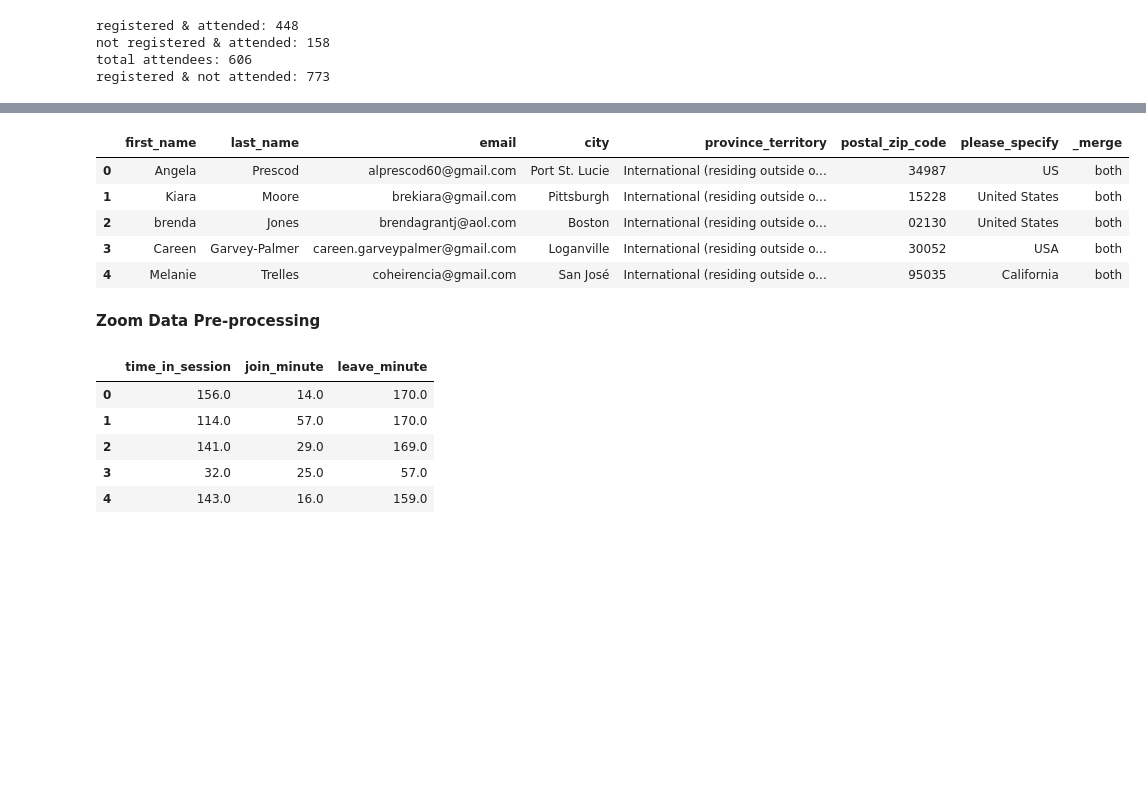
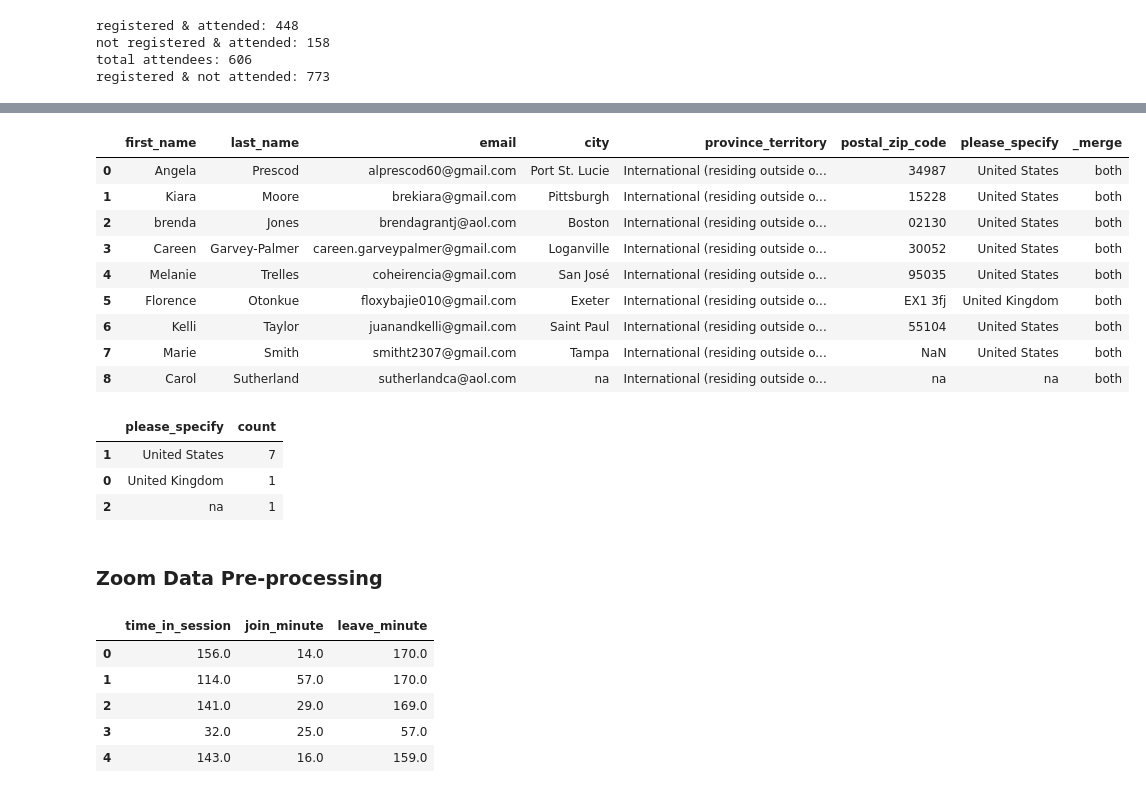
Before and after one commit to merlyn-true/event-attendee-analysis, a Jupyter notebook: notebooks/02-preprocessing.ipynb, the cells around one changed output, grey strips where cells are left out. Cells and saved outputs as stored; diff of their text form; code cells hidden in the pictures; blank space fills up the shorter version.

Commit message:
complete pre-processing steps on data to generate files for data visualization

```diff
--- a/notebooks/02-preprocessing.ipynb
+++ b/notebooks/02-preprocessing.ipynb
@@ -112,9 +108,9 @@ registered_and_attended.shape
 registered_and_attended.drop_duplicates(subset=["email", "city", "province_territory", "please_specify"], inplace=True)
 
 # Create DataFrame for Canada only. Remove nulls and blanks from province_territory column
-registered_and_attended_can = registered_and_attended[registered_and_attended["province_territory"].notna() & (registered_and_attended["province_territory"] != "")]
+registered_and_attended_can = registered_and_attended[registered_and_attended["province_territory"].notna() & (registered_and_attended["province_territory"] != "")].copy()
 registered_and_attended_can.reset_index(drop=True, inplace=True)
 
 # Create DataFrame for International only. Keep non-null values in please_specify column
-registered_and_attended_int = registered_and_attended[registered_and_attended["please_specify"].notna()]
+registered_and_attended_int = registered_and_attended[registered_and_attended["please_specify"].notna()].copy()
 registered_and_attended_int.reset_index(drop=True, inplace=True)
@@ -130,13 +140,34 @@ registered_and_attended_can.head()
 # %%
-registered_and_attended_int.head()
+# Replace US, USA, California and Florida with United States
+registered_and_attended_int['please_specify'] = registered_and_attended_int['please_specify'].str.replace(r'\bUS\b','United States', regex=True)
+registered_and_attended_int['please_specify'] = registered_and_attended_int['please_specify'].str.replace(r'\bUSA\b','United States', regex=True)
+registered_and_attended_int['please_specify'] = registered_and_attended_int['please_specify'].str.replace(r'\bCalifornia\b','United States', regex=True)
+registered_and_attended_int['please_specify'] = registered_and_attended_int['please_specify'].str.replace(r'\bFlorida\b','United States', regex=True)
+registered_and_attended_int
 # %% [output]
 |  | first_name | last_name | email | city | province_territory | postal_zip_code | please_specify | _merge |
-| 0 | Angela | Prescod | alprescod60@gmail.com | Port St. Lucie | International (residing outside o... | 34987 | US | both |
+| 0 | Angela | Prescod | alprescod60@gmail.com | Port St. Lucie | International (residing outside o... | 34987 | United States | both |
 | 1 | Kiara | Moore | brekiara@gmail.com | Pittsburgh | International (residing outside o... | 15228 | United States | both |
 | 2 | brenda | Jones | brendagrantj@aol.com | Boston | International (residing outside o... | 02130 | United States | both |
-| 3 | Careen | Garvey-Palmer | careen.garveypalmer@gmail.com | Loganville | International (residing outside o... | 30052 | USA | both |
-| 4 | Melanie | Trelles | coheirencia@gmail.com | San José | International (residing outside o... | 95035 | California | both |
+| 3 | Careen | Garvey-Palmer | careen.garveypalmer@gmail.com | Loganville | International (residing outside o... | 30052 | United States | both |
+| 4 | Melanie | Trelles | coheirencia@gmail.com | San José | International (residing outside o... | 95035 | United States | both |
+| 5 | Florence | Otonkue | floxybajie010@gmail.com | Exeter | International (residing outside o... | EX1 3fj | United Kingdom | both |
+| 6 | Kelli | Taylor | juanandkelli@gmail.com | Saint Paul | International (residing outside o... | 55104 | United States | both |
+| 7 | Marie | Smith | smitht2307@gmail.com | Tampa | International (residing outside o... | NaN | United States | both |
+| 8 | Carol | Sutherland | sutherlandca@aol.com | na | International (residing outside o... | na | na | both |
+# %%
+# Group by countries (please_specify column) and count
+registered_and_attended_int_countries = registered_and_attended_int.groupby(by='please_specify', as_index=False).agg(count=('please_specify', 'count'))
+# Sort values
+registered_and_attended_int_countries.sort_values(by='count', ascending=False, inplace=True)
+
+registered_and_attended_int_countries
+# %% [output]
+|  | please_specify | count |
+| 1 | United States | 7 |
+| 0 | United Kingdom | 1 |
+| 2 | na | 1 |
 # %% [markdown]
-**Zoom Data Pre-processing**
+### **Zoom Data Pre-processing**
 # %%
 # Aggregate: first join (min) and last leave (max)
```
Also changed, not shown: parts of 10 cells of this notebook.
